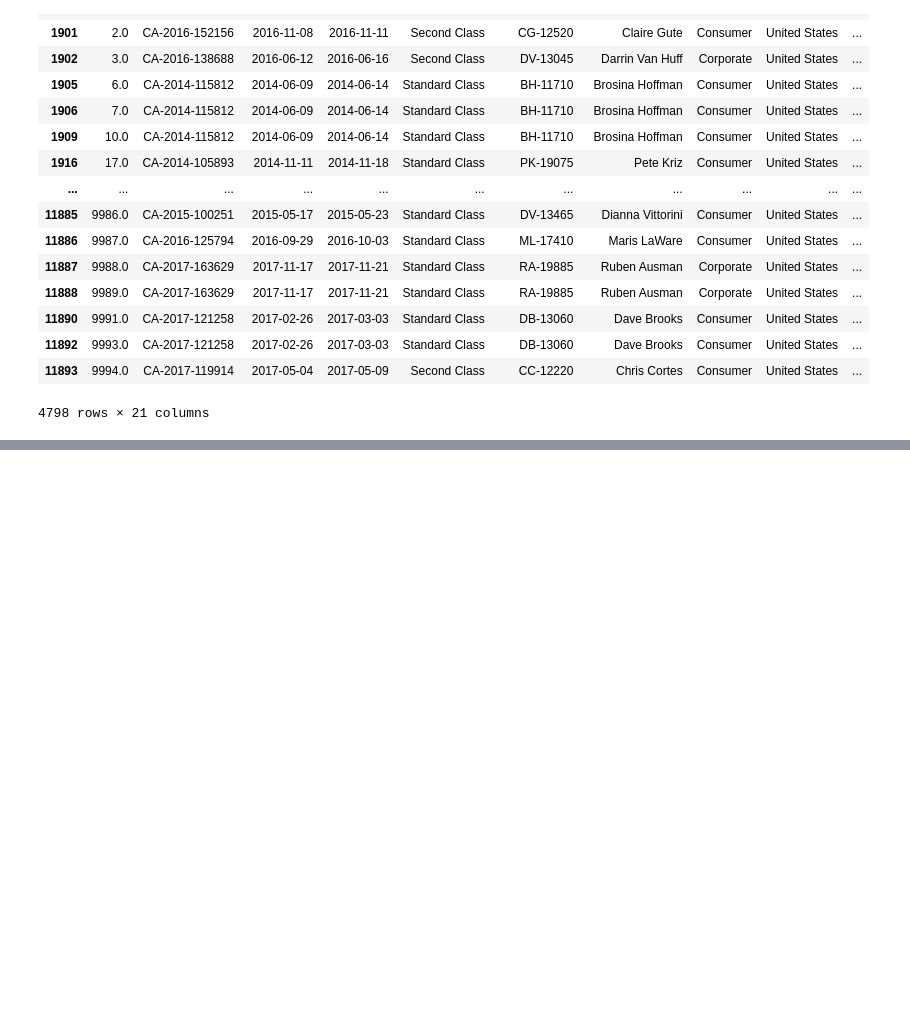
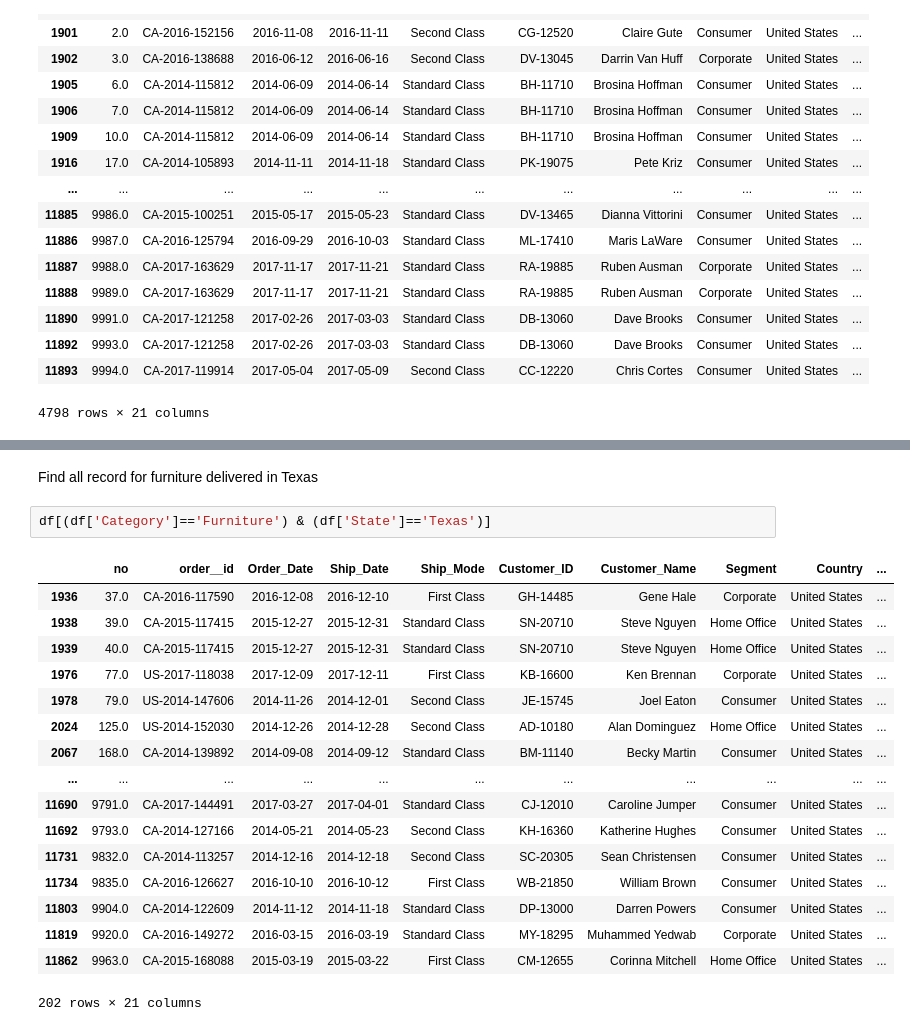
Before and after one commit to satyam06062001/numpy_pandas, a Jupyter notebook: pandas_assignment.ipynb, the cells around one changed output, grey strips where cells are left out. Cells and saved outputs as stored; diff of their text form; blank space fills up the shorter version.

```diff
--- a/pandas_assignment.ipynb
+++ b/pandas_assignment.ipynb
@@ -486,0 +582,22 @@ new_df3
+# %% [markdown]
+ Find all record for furniture delivered in Texas
+# %%
+df[(df['Category']=='Furniture') & (df['State']=='Texas')]
+# %% [output]
+|  | no | order__id | Order_Date | Ship_Date | Ship_Mode | Customer_ID | Customer_Name | Segment | Country | ... |
+| 1936 | 37.0 | CA-2016-117590 | 2016-12-08 | 2016-12-10 | First Class | GH-14485 | Gene Hale | Corporate | United States | ... |
+| 1938 | 39.0 | CA-2015-117415 | 2015-12-27 | 2015-12-31 | Standard Class | SN-20710 | Steve Nguyen | Home Office | United States | ... |
+| 1939 | 40.0 | CA-2015-117415 | 2015-12-27 | 2015-12-31 | Standard Class | SN-20710 | Steve Nguyen | Home Office | United States | ... |
+| 1976 | 77.0 | US-2017-118038 | 2017-12-09 | 2017-12-11 | First Class | KB-16600 | Ken Brennan | Corporate | United States | ... |
+| 1978 | 79.0 | US-2014-147606 | 2014-11-26 | 2014-12-01 | Second Class | JE-15745 | Joel Eaton | Consumer | United States | ... |
+| 2024 | 125.0 | US-2014-152030 | 2014-12-26 | 2014-12-28 | Second Class | AD-10180 | Alan Dominguez | Home Office | United States | ... |
+| 2067 | 168.0 | CA-2014-139892 | 2014-09-08 | 2014-09-12 | Standard Class | BM-11140 | Becky Martin | Consumer | United States | ... |
+| ... | ... | ... | ... | ... | ... | ... | ... | ... | ... | ... |
+| 11690 | 9791.0 | CA-2017-144491 | 2017-03-27 | 2017-04-01 | Standard Class | CJ-12010 | Caroline Jumper | Consumer | United States | ... |
+| 11692 | 9793.0 | CA-2014-127166 | 2014-05-21 | 2014-05-23 | Second Class | KH-16360 | Katherine Hughes | Consumer | United States | ... |
+| 11731 | 9832.0 | CA-2014-113257 | 2014-12-16 | 2014-12-18 | Second Class | SC-20305 | Sean Christensen | Consumer | United States | ... |
+| 11734 | 9835.0 | CA-2016-126627 | 2016-10-10 | 2016-10-12 | First Class | WB-21850 | William Brown | Consumer | United States | ... |
+| 11803 | 9904.0 | CA-2014-122609 | 2014-11-12 | 2014-11-18 | Standard Class | DP-13000 | Darren Powers | Consumer | United States | ... |
+| 11819 | 9920.0 | CA-2016-149272 | 2016-03-15 | 2016-03-19 | Standard Class | MY-18295 | Muhammed Yedwab | Corporate | United States | ... |
+| 11862 | 9963.0 | CA-2015-168088 | 2015-03-19 | 2015-03-22 | First Class | CM-12655 | Corinna Mitchell | Home Office | United States | ... |
+202 rows × 21 columns
```
Also changed, not shown: parts of 9 cells of this notebook.
